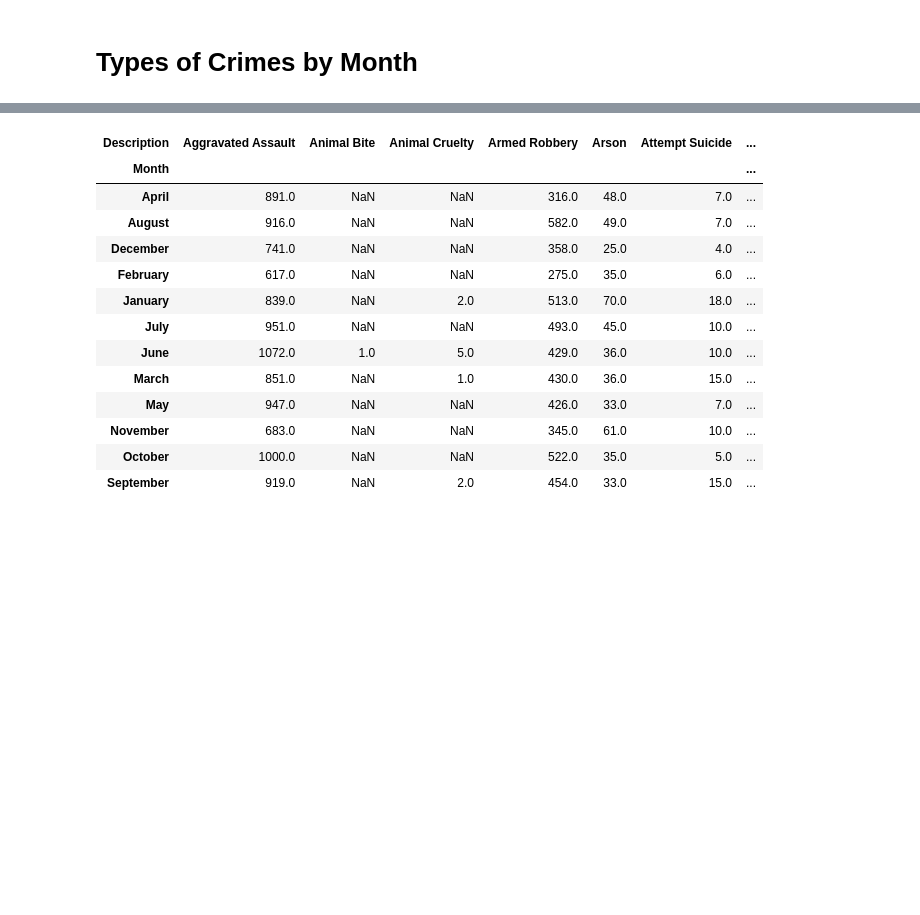
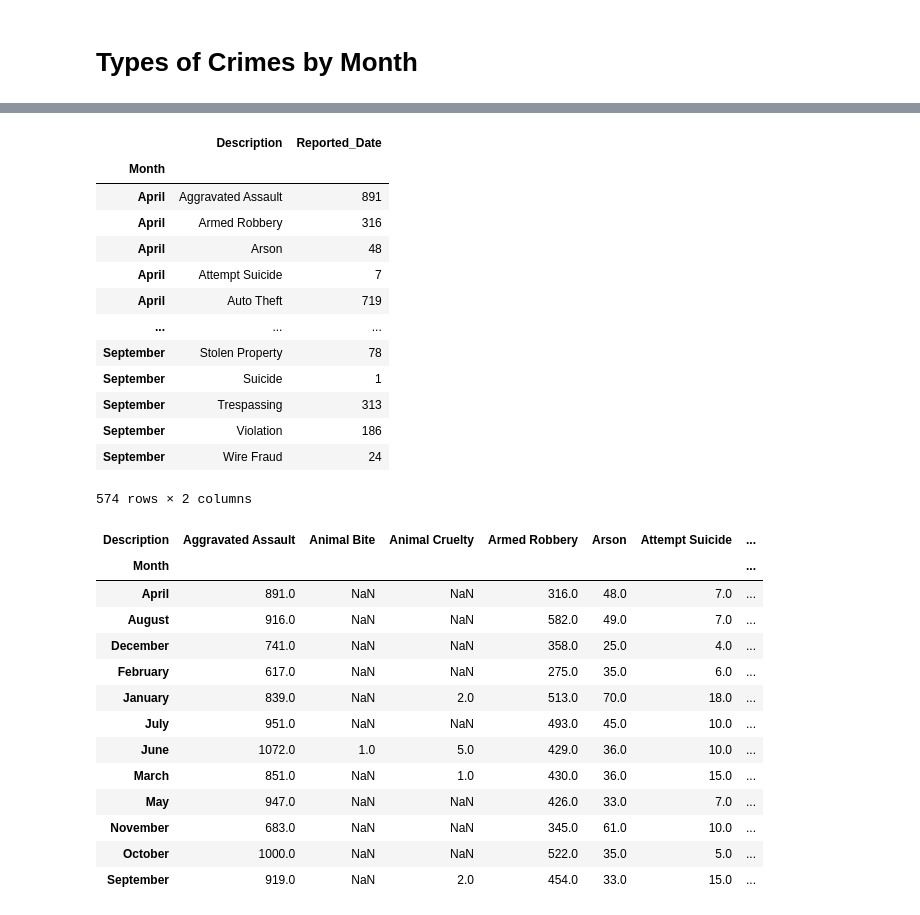
Before and after one commit to kanskris/kansas_crime_2018, a Jupyter notebook: Laylaa- Monthly Analysis.ipynb, the cells around one changed output, grey strips where cells are left out. Saved outputs shown, nothing was run; the diff lists cells and outputs as text; code cells hidden in the pictures; blank space fills up the shorter version.

```diff
--- a/Laylaa- Monthly Analysis.ipynb
+++ b/Laylaa- Monthly Analysis.ipynb
@@ -220,6 +251,24 @@ copy = copy.replace({ 'Passing Bad Checks' : 'Counterfeiting','Extortion/Blackma
 typesofCrime = copy.groupby(['Month','Description'])['Reported_Date'].count()
 # %%
 crime = pd.DataFrame(typesofCrime).reset_index()
+copyCrime = pd.DataFrame(typesofCrime).reset_index()
+copyCrime.set_index('Month', inplace=True)
+copyCrime
+# %% [output]
+|  | Description | Reported_Date |
+| Month |  |  |
+| April | Aggravated Assault | 891 |
+| April | Armed Robbery | 316 |
+| April | Arson | 48 |
+| April | Attempt Suicide | 7 |
+| April | Auto Theft | 719 |
+| ... | ... | ... |
+| September | Stolen Property | 78 |
+| September | Suicide | 1 |
+| September | Trespassing | 313 |
+| September | Violation | 186 |
+| September | Wire Fraud | 24 |
+574 rows × 2 columns
 # %%
 crime = crime.pivot(index='Month', columns='Description', values='Reported_Date')
 crime
```
Also changed, not shown: parts of 11 cells of this notebook.
